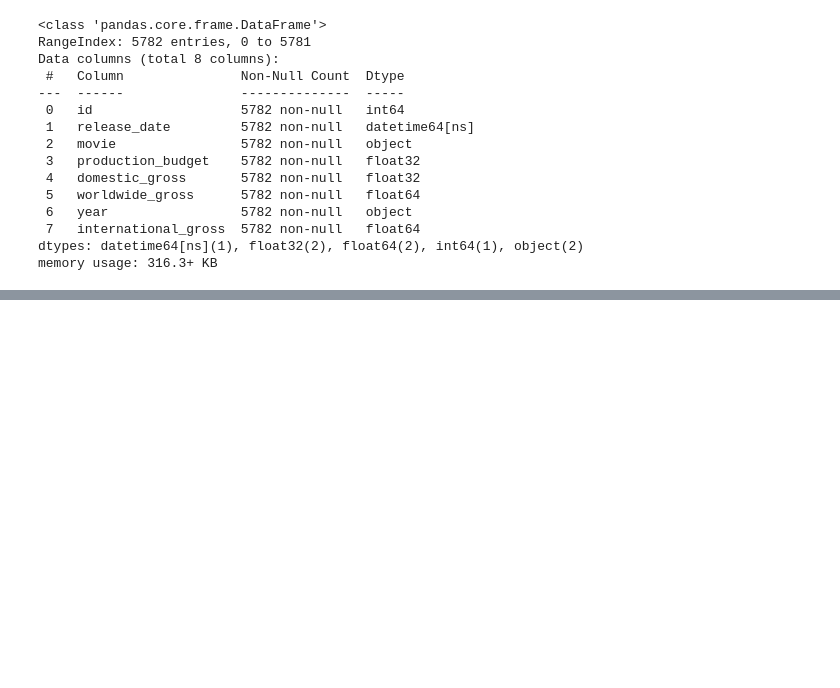
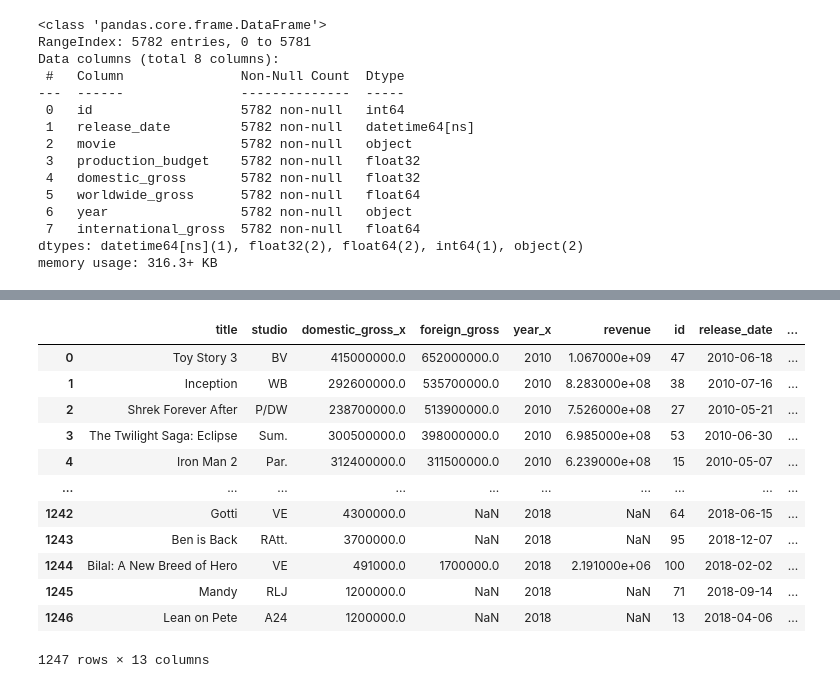
Before and after one commit to KeruboJ/dsc-phase-1-project-v2-4, a Jupyter notebook: student.ipynb, the cells around one changed output, grey strips where cells are left out. Saved outputs shown, nothing was run; the diff lists cells and outputs as text; code cells hidden in the pictures; blank space fills up the shorter version.

```diff
--- a/student.ipynb
+++ b/student.ipynb
@@ -603,0 +608,3 @@ memory usage: 316.3+ KB
+# %%
+movie_budgets = movie_budgets.rename(columns={'movie': 'title'})
+movie_budgets
@@ -603,0 +625,17 @@ memory usage: 316.3+ KB
+# %%
+merged_bom_movies_budget = pd.merge(bom_movies,movie_budgets,on='title')
+merged_bom_movies_budget
+# %% [output]
+|  | title | studio | domestic_gross_x | foreign_gross | year_x | revenue | id | release_date | ... |
+| 0 | Toy Story 3 | BV | 415000000.0 | 652000000.0 | 2010 | 1.067000e+09 | 47 | 2010-06-18 | ... |
+| 1 | Inception | WB | 292600000.0 | 535700000.0 | 2010 | 8.283000e+08 | 38 | 2010-07-16 | ... |
+| 2 | Shrek Forever After | P/DW | 238700000.0 | 513900000.0 | 2010 | 7.526000e+08 | 27 | 2010-05-21 | ... |
+| 3 | The Twilight Saga: Eclipse | Sum. | 300500000.0 | 398000000.0 | 2010 | 6.985000e+08 | 53 | 2010-06-30 | ... |
+| 4 | Iron Man 2 | Par. | 312400000.0 | 311500000.0 | 2010 | 6.239000e+08 | 15 | 2010-05-07 | ... |
+| ... | ... | ... | ... | ... | ... | ... | ... | ... | ... |
+| 1242 | Gotti | VE | 4300000.0 | NaN | 2018 | NaN | 64 | 2018-06-15 | ... |
+| 1243 | Ben is Back | RAtt. | 3700000.0 | NaN | 2018 | NaN | 95 | 2018-12-07 | ... |
+| 1244 | Bilal: A New Breed of Hero | VE | 491000.0 | 1700000.0 | 2018 | 2.191000e+06 | 100 | 2018-02-02 | ... |
+| 1245 | Mandy | RLJ | 1200000.0 | NaN | 2018 | NaN | 71 | 2018-09-14 | ... |
+| 1246 | Lean on Pete | A24 | 1200000.0 | NaN | 2018 | NaN | 13 | 2018-04-06 | ... |
+1247 rows × 13 columns
```
Also changed, not shown: parts of 4 cells of this notebook.
